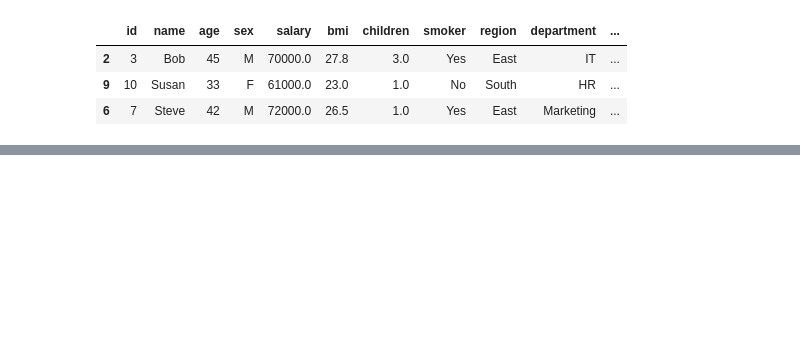
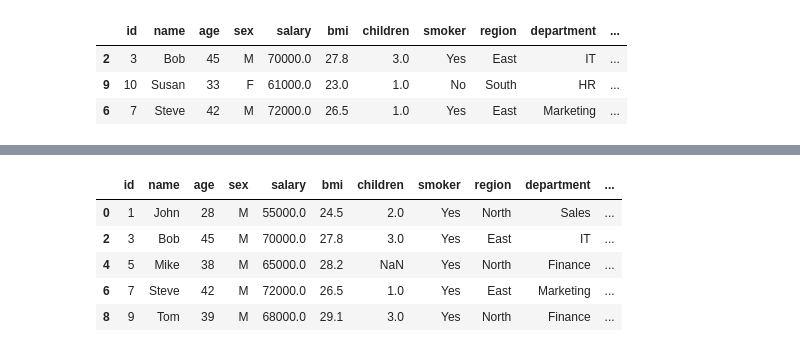
Before and after one commit to Md-Maruf-1727/LearningPractices, a Jupyter notebook: Pandas/Pandas5.ipynb, the cells around one changed output, grey strips where cells are left out. Saved outputs shown, nothing was run; the diff lists cells and outputs as text; code cells hidden in the pictures; blank space fills up the shorter version.

```diff
--- a/Pandas/Pandas5.ipynb
+++ b/Pandas/Pandas5.ipynb
@@ -449,0 +463,9 @@ main_data1.sample(3, axis=1)
+# %%
+main_data.query('salary > 30000 and sex == "M"')
+# %% [output]
+|  | id | name | age | sex | salary | bmi | children | smoker | region | department | ... |
+| 0 | 1 | John | 28 | M | 55000.0 | 24.5 | 2.0 | Yes | North | Sales | ... |
+| 2 | 3 | Bob | 45 | M | 70000.0 | 27.8 | 3.0 | Yes | East | IT | ... |
+| 4 | 5 | Mike | 38 | M | 65000.0 | 28.2 | NaN | Yes | North | Finance | ... |
+| 6 | 7 | Steve | 42 | M | 72000.0 | 26.5 | 1.0 | Yes | East | Marketing | ... |
+| 8 | 9 | Tom | 39 | M | 68000.0 | 29.1 | 3.0 | Yes | North | Finance | ... |
```
Also changed, not shown: parts of 8 cells of this notebook.
